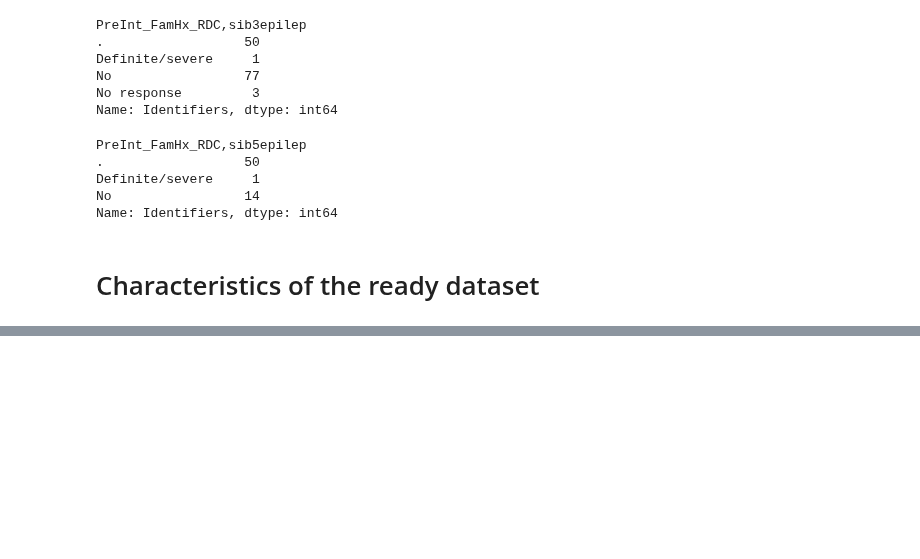
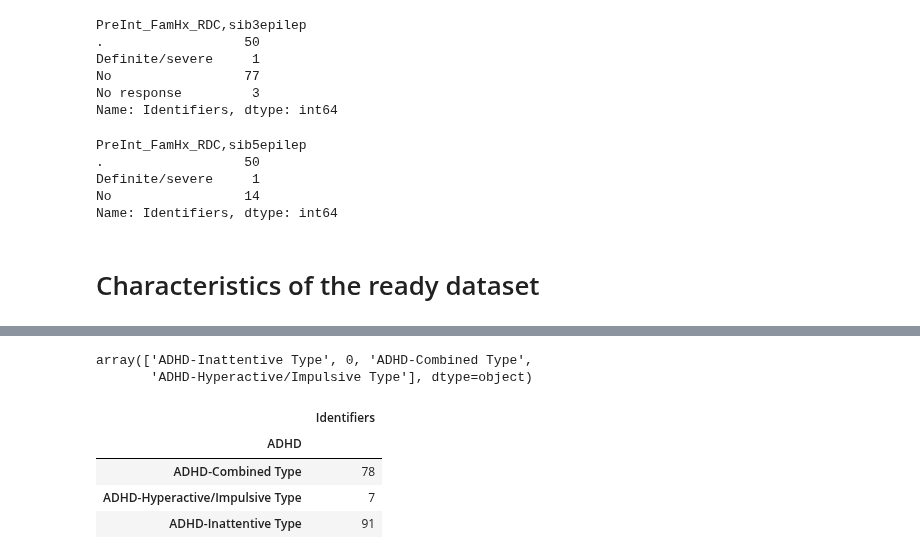
Before and after one commit to cristinarainich/Child-Mind-Institute-Project, a Jupyter notebook: Pheno_data.ipynb, the cells around one changed output, grey strips where cells are left out. Saved outputs shown, nothing was run; the diff lists cells and outputs as text; code cells hidden in the pictures; blank space fills up the shorter version.

```diff
--- a/Pheno_data.ipynb
+++ b/Pheno_data.ipynb
@@ -1582,0 +1765,34 @@ Index(['PreInt_TxHx,head_injuries', 'PreInt_TxHx,psych_meds_past',
+# %%
+diag = data_filtered.Diagnosis.values
+adhd = []
+for i in diag:
+  if i == 0:
+    adhd.append(0)
+  elif 'ADHD' in i:
+    if 'ADHD-Inattentive Type' in i:
+      adhd.append('ADHD-Inattentive Type')
+    elif 'ADHD-Combined Type' in i:
+      adhd.append('ADHD-Combined Type')
+    elif 'ADHD-Hyperactive/Impulsive Type' in i:
+      adhd.append('ADHD-Hyperactive/Impulsive Type')
+    elif 'Unspecified Attention-Deficit/Hyperactivity Disorder' in i:
+      adhd.append('Unspecified ADHD')
+    elif 'Other Specified Attention-Deficit/Hyperactivity Disorder' in i:
+      adhd.append('Specified ADHD')
+  else:
+    adhd.append(0)
+# %%
+data_filtered['ADHD'] = adhd
+# %%
+data_filtered.ADHD.unique()
+# %% [output]
+array(['ADHD-Inattentive Type', 0, 'ADHD-Combined Type',
+       'ADHD-Hyperactive/Impulsive Type'], dtype=object)
+# %%
+data_filtered[data_filtered['ADHD'] != 0].groupby(['ADHD'])[['Identifiers']].count()
+# %% [output]
+|  | Identifiers |
+| ADHD |  |
+| ADHD-Combined Type | 78 |
+| ADHD-Hyperactive/Impulsive Type | 7 |
+| ADHD-Inattentive Type | 91 |
```
Also changed, not shown: parts of 67 cells of this notebook.
